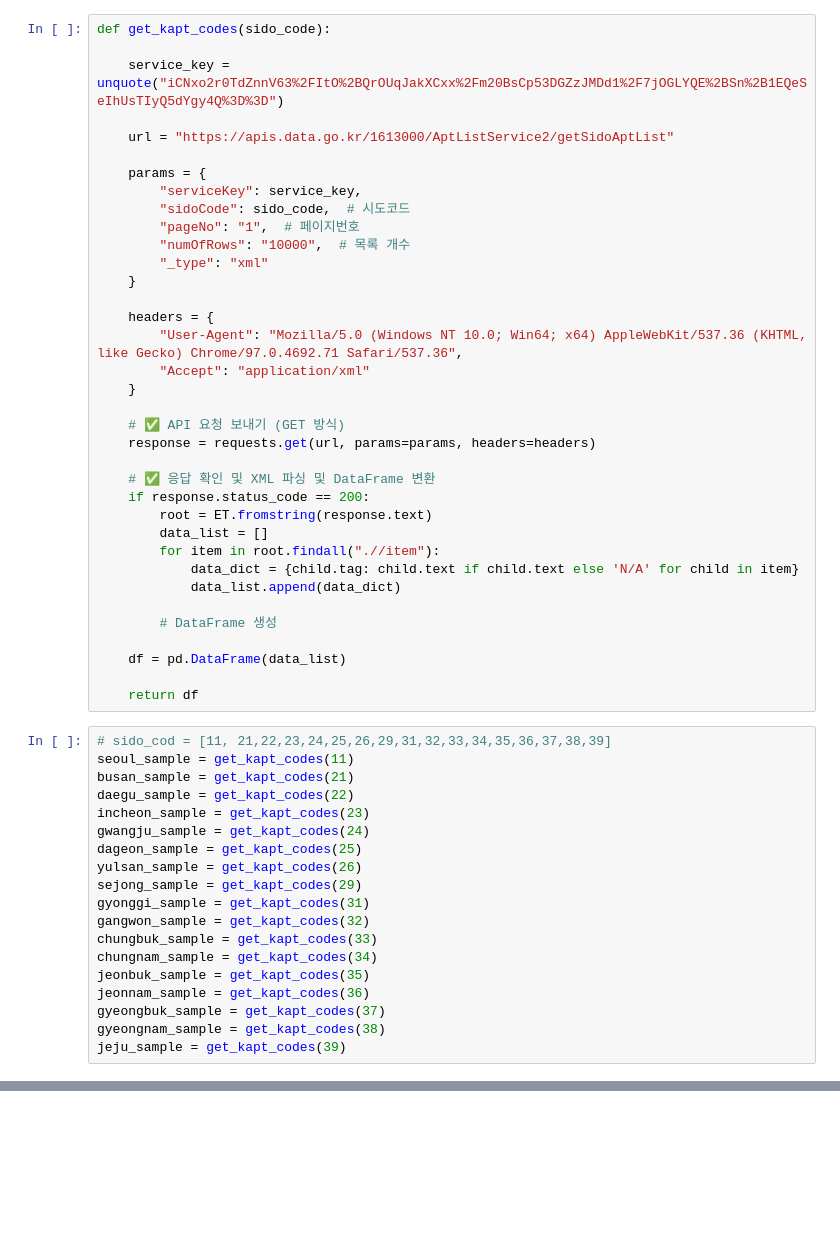
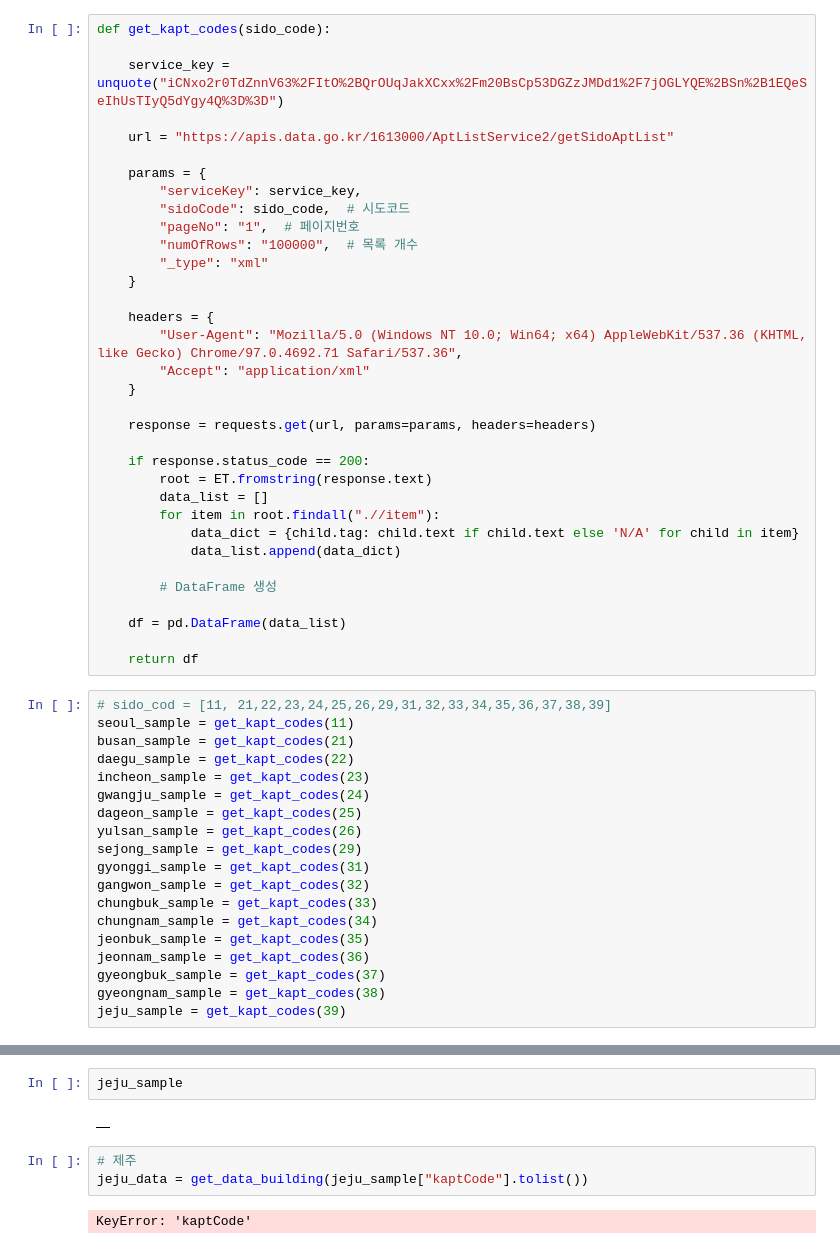
Before and after one commit to zongseung/house_electric_consumption, a Jupyter notebook: get_address_data.ipynb, the cells around one changed output, grey strips where cells are left out. Drawn from its saved outputs; the diff is of its cells as text; blank space fills up the shorter version.

```diff
--- a/get_address_data.ipynb
+++ b/get_address_data.ipynb
@@ -66,7 +65,7 @@ def get_kapt_codes(sido_code):
         "serviceKey": service_key,
         "sidoCode": sido_code,  # 시도코드
         "pageNo": "1",  # 페이지번호
-        "numOfRows": "10000",  # 목록 개수
+        "numOfRows": "100000",  # 목록 개수
         "_type": "xml"
     }
 
@@ -75,10 +74,8 @@ def get_kapt_codes(sido_code):
         "Accept": "application/xml"
     }
 
-    # ✅ API 요청 보내기 (GET 방식)
     response = requests.get(url, params=params, headers=headers)
 
-    # ✅ 응답 확인 및 XML 파싱 및 DataFrame 변환
     if response.status_code == 200:
         root = ET.fromstring(response.text)
         data_list = []
@@ -116 +148,10 @@ seoul_data = get_data_building(seoul_sample["kaptCode"].tolist())
+# %%
+jeju_sample
+# %% [output]
+|  |
+# %%
+# 제주
+jeju_data = get_data_building(jeju_sample["kaptCode"].tolist())
+# %% [output]
+KeyError: 'kaptCode'
 # %%
```
Also changed, not shown: parts of 12 cells of this notebook, 2 other files.
